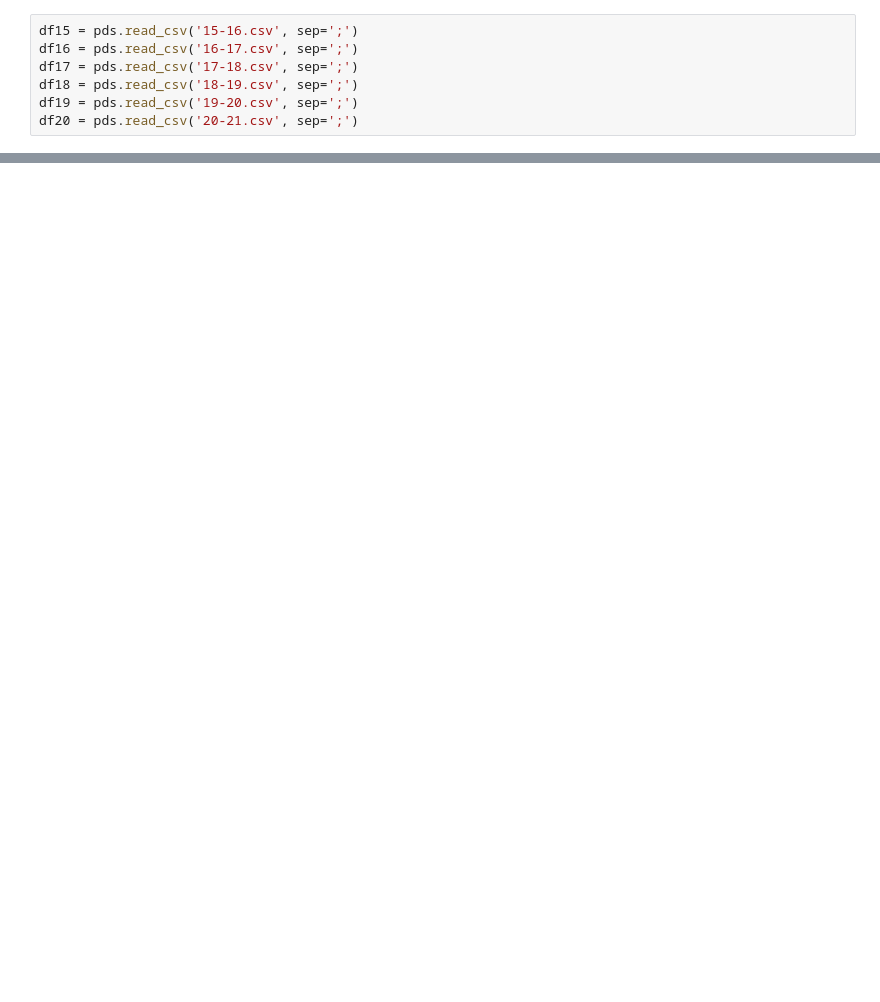
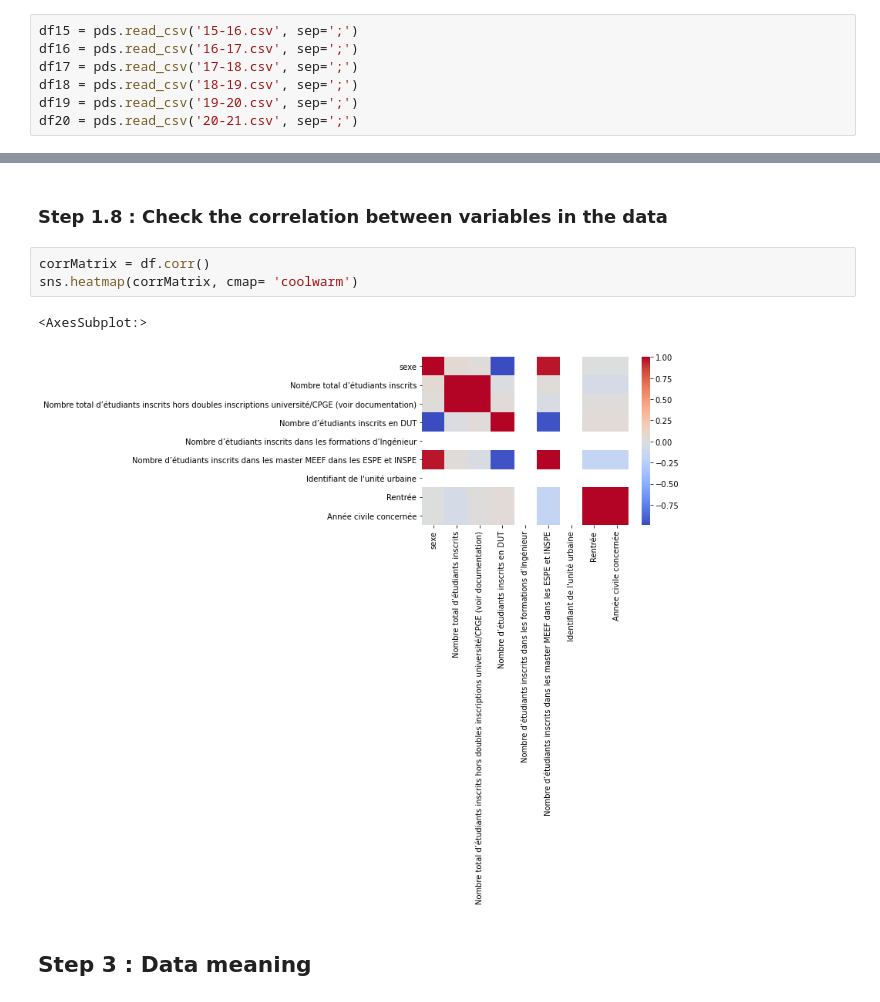
Before and after one commit to IDeAmiage/data_exploration, a Jupyter notebook: Enseignement Superieur.ipynb, the cells around one changed output, grey strips where cells are left out. Cells and saved outputs as stored; diff of their text form; blank space fills up the shorter version.

```diff
--- a/Enseignement Superieur.ipynb
+++ b/Enseignement Superieur.ipynb
@@ -247,0 +134,10 @@ AttributeError: 'NoneType' object has no attribute 'drop'
+# %% [markdown]
+### Step 1.8 : Check the correlation between variables in the data
+# %%
+corrMatrix = df.corr()
+sns.heatmap(corrMatrix, cmap= 'coolwarm')
+# %% [output]
+<AxesSubplot:>
+[figure, added]
+# %% [markdown]
+## Step 3 : Data meaning
```
Also changed, not shown: parts of 43 cells of this notebook, 2 other files.
